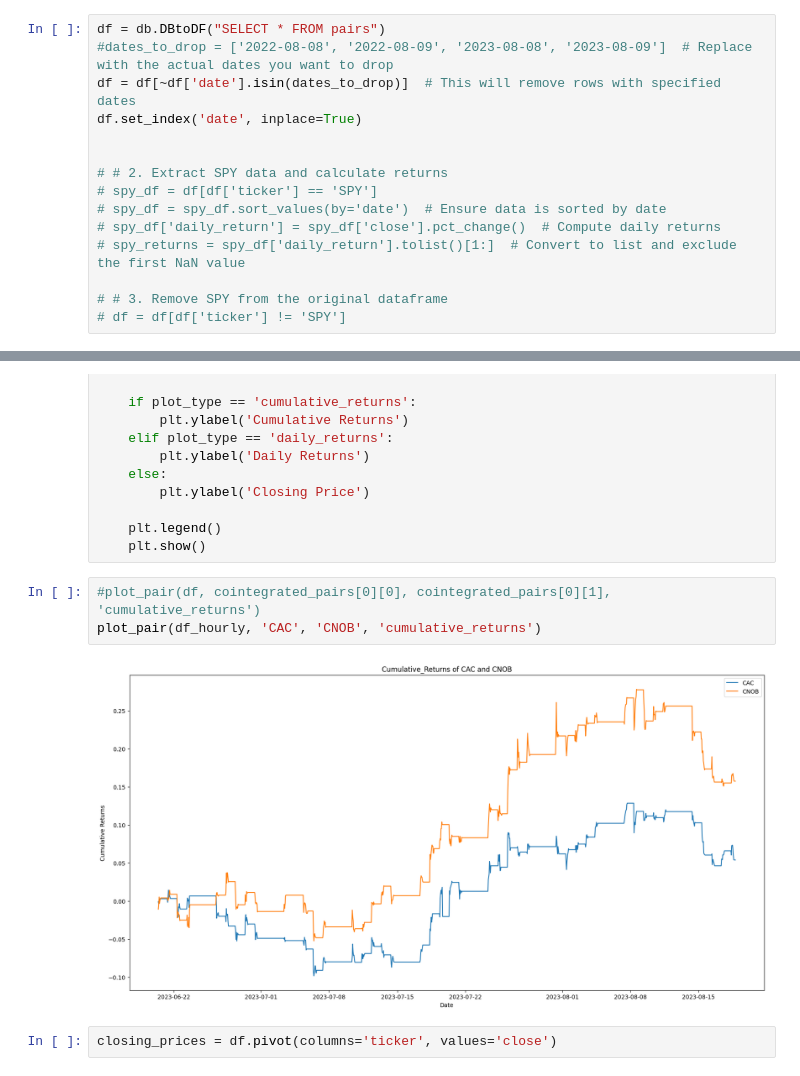
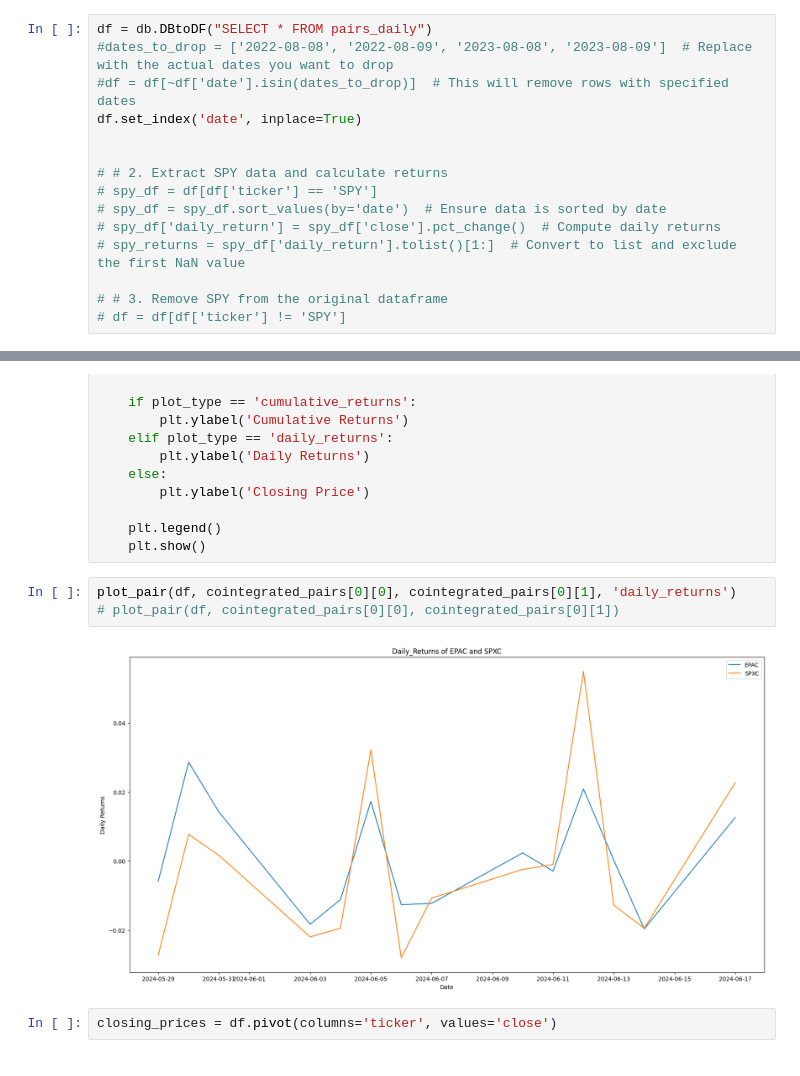
Before and after one commit to taiconley/ibkr, a Jupyter notebook: pairs/pairs.ipynb, the cells around one changed output, grey strips where cells are left out. Drawn from its saved outputs; the diff is of its cells as text.

```diff
--- a/pairs/pairs.ipynb
+++ b/pairs/pairs.ipynb
@@ -63,9 +63,9 @@ host = passwords.host
 # %%
 db = DB(userName=userName, userPass=userPass, dataBaseName=dataBaseName, host='ibkr_db', docker=True)
 # %%
-df = db.DBtoDF("SELECT * FROM pairs")
+df = db.DBtoDF("SELECT * FROM pairs_daily")
 #dates_to_drop = ['2022-08-08', '2022-08-09', '2023-08-08', '2023-08-09']  # Replace with the actual dates you want to drop
-df = df[~df['date'].isin(dates_to_drop)]  # This will remove rows with specified dates
+#df = df[~df['date'].isin(dates_to_drop)]  # This will remove rows with specified dates
 df.set_index('date', inplace=True)
 
 
@@ -223,10 +224,10 @@ def plot_pair(df, ticker1, ticker2, plot_type='price'):
     plt.legend()
     plt.show()
 # %%
-#plot_pair(df, cointegrated_pairs[0][0], cointegrated_pairs[0][1], 'cumulative_returns')
-plot_pair(df_hourly, 'CAC', 'CNOB', 'cumulative_returns')
+plot_pair(df, cointegrated_pairs[0][0], cointegrated_pairs[0][1], 'daily_returns')
+# plot_pair(df, cointegrated_pairs[0][0], cointegrated_pairs[0][1])
 # %% [output]
-[figure, old version]
+[figure, new version]
 # %%
 closing_prices = df.pivot(columns='ticker', values='close')
 # %%
```
Also changed, not shown: parts of 16 cells of this notebook, 18 other files.
